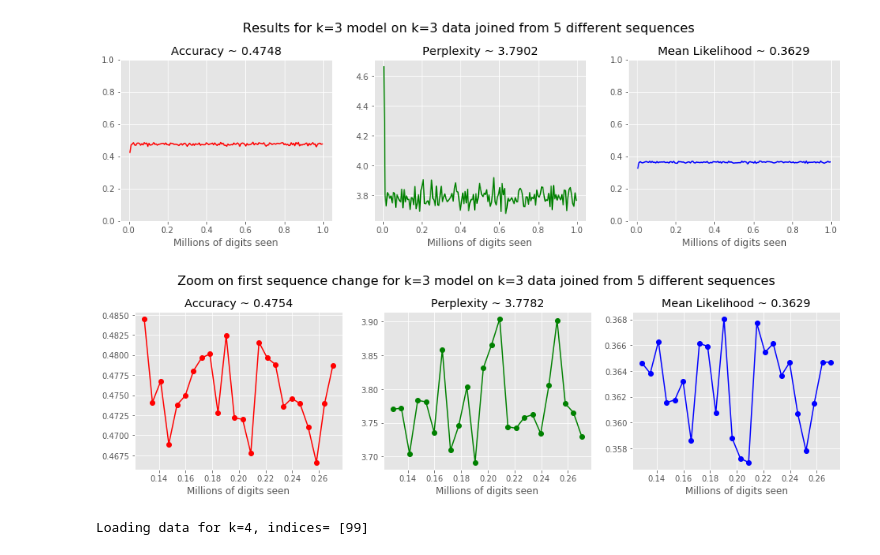
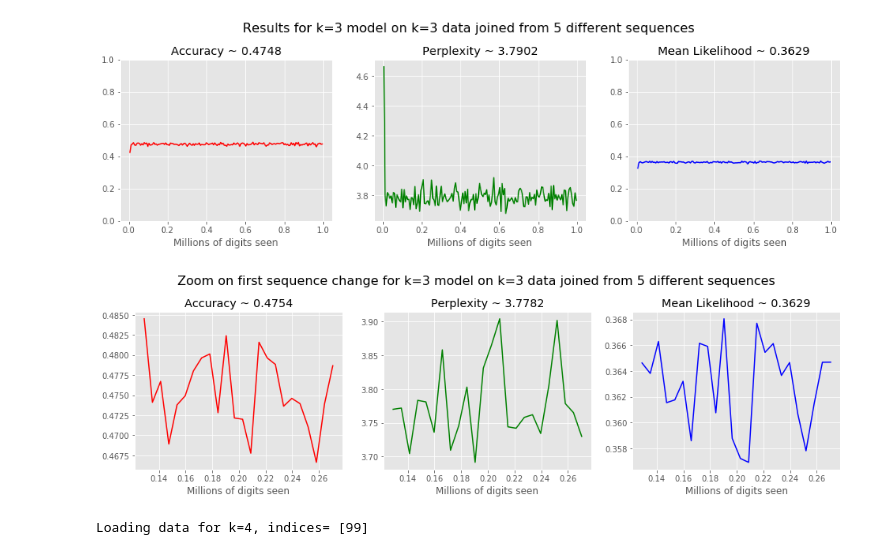
Before and after one commit to colivaresp/prng-deepzoom, a Jupyter notebook: prng_deepzoom_lm.ipynb, the cells around one changed output. Saved outputs shown, nothing was run; the diff lists cells and outputs as text; code cells hidden in the pictures.

```diff
--- a/prng_deepzoom_lm.ipynb
+++ b/prng_deepzoom_lm.ipynb
@@ -656,11 +324,10 @@ plot_graphs('data/results/run_20180130-211347-eval',
 # %%
 plot_graphs('data/results/run_20180130-211347-eval',
                          main_title = 'Zoom on first sequence change for k=3 model on k=3 data joined from 5 different sequences',
            step_range = (20,44),
-           fit_y_scale_to_data = True,
-           marker = 'o-')
+           fit_y_scale_to_data = True)
 # %% [output]
-[figure, old version]
+[figure, new version]
 # %%
 model = RNNLanguageModel(log_dir = '/tmp/RNNLanguageModel/k3')
 model.eval(load_data(k=4, indices=[99]))
```
Also changed, not shown: parts of 20 cells of this notebook, 11 other files.
